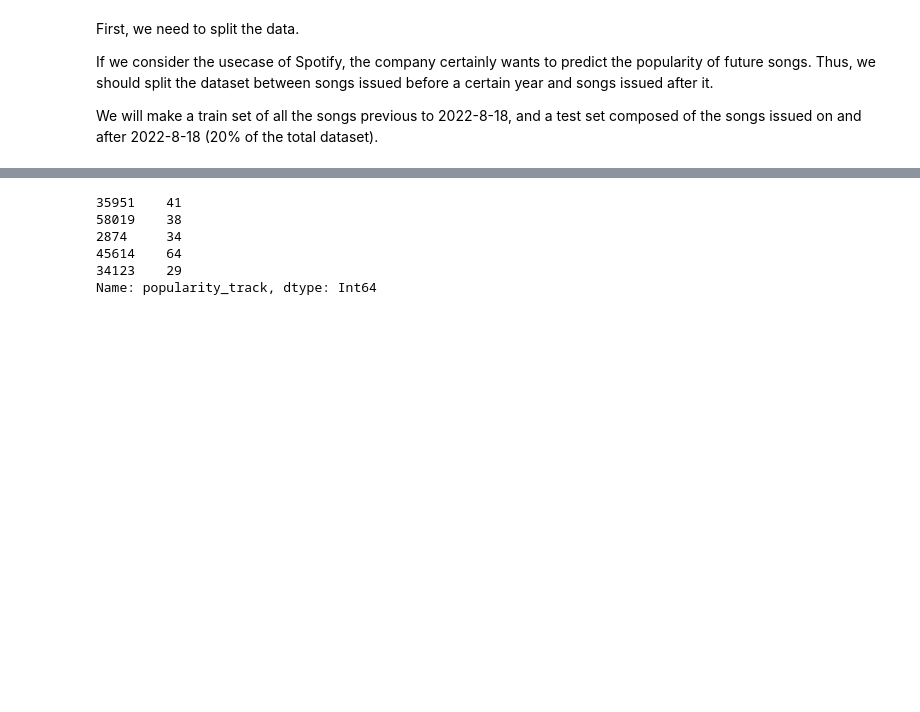
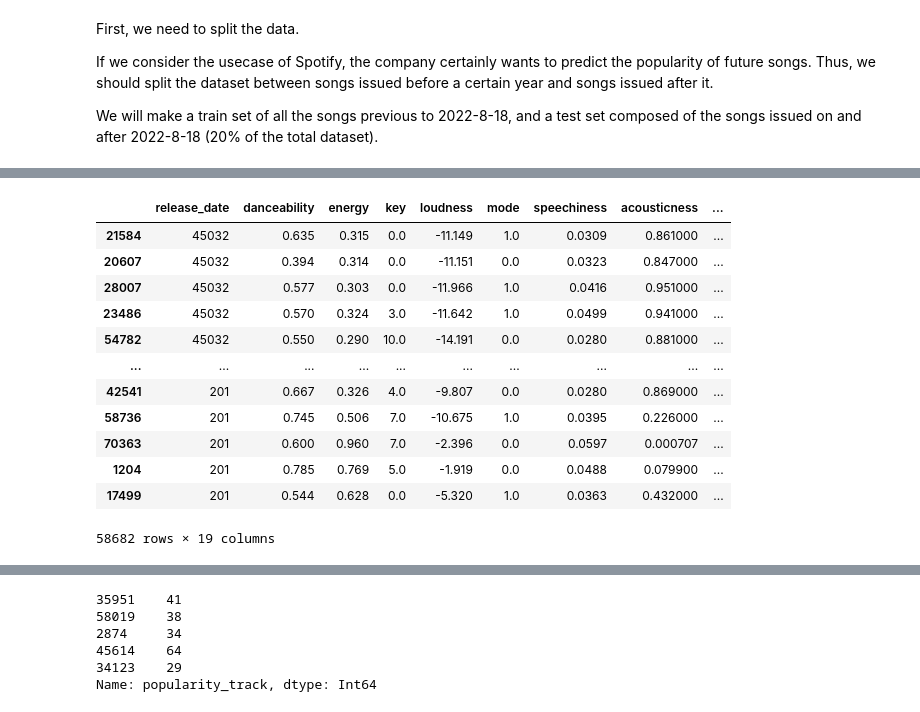
Before and after one commit to Hanyu0118/IS3107_letsgo, a Jupyter notebook: Predictive Model/Popularity Prediction/Popularity Prediction.ipynb, the cells around one changed output, grey strips where cells are left out. Drawn from its saved outputs; the diff is of its cells as text; code cells hidden in the pictures; blank space fills up the shorter version.

```diff
--- a/Predictive Model/Popularity Prediction/Popularity Prediction.ipynb
+++ b/Predictive Model/Popularity Prediction/Popularity Prediction.ipynb
@@ -447,0 +450,16 @@ X_test['release_date']=X_test['release_date'].map(lambda x: dt.datetime.now().to
+# %%
+check
+# %% [output]
+|  | release_date | danceability | energy | key | loudness | mode | speechiness | acousticness | ... |
+| 21584 | 45032 | 0.635 | 0.315 | 0.0 | -11.149 | 1.0 | 0.0309 | 0.861000 | ... |
+| 20607 | 45032 | 0.394 | 0.314 | 0.0 | -11.151 | 0.0 | 0.0323 | 0.847000 | ... |
+| 28007 | 45032 | 0.577 | 0.303 | 0.0 | -11.966 | 1.0 | 0.0416 | 0.951000 | ... |
+| 23486 | 45032 | 0.570 | 0.324 | 3.0 | -11.642 | 1.0 | 0.0499 | 0.941000 | ... |
+| 54782 | 45032 | 0.550 | 0.290 | 10.0 | -14.191 | 0.0 | 0.0280 | 0.881000 | ... |
+| ... | ... | ... | ... | ... | ... | ... | ... | ... | ... |
+| 42541 | 201 | 0.667 | 0.326 | 4.0 | -9.807 | 0.0 | 0.0280 | 0.869000 | ... |
+| 58736 | 201 | 0.745 | 0.506 | 7.0 | -10.675 | 1.0 | 0.0395 | 0.226000 | ... |
+| 70363 | 201 | 0.600 | 0.960 | 7.0 | -2.396 | 0.0 | 0.0597 | 0.000707 | ... |
+| 1204 | 201 | 0.785 | 0.769 | 5.0 | -1.919 | 0.0 | 0.0488 | 0.079900 | ... |
+| 17499 | 201 | 0.544 | 0.628 | 0.0 | -5.320 | 1.0 | 0.0363 | 0.432000 | ... |
+58682 rows × 19 columns
```
Also changed, not shown: parts of 5 cells of this notebook, 1 other file.
